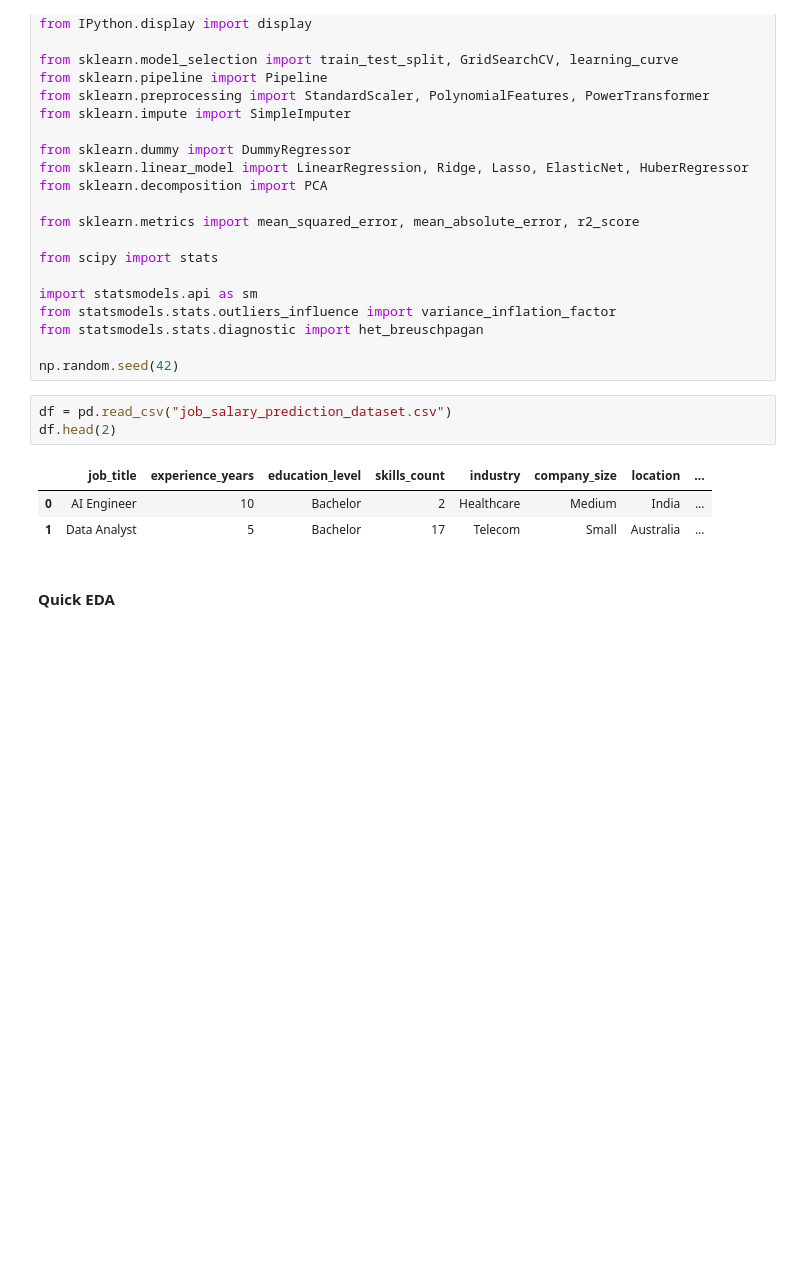
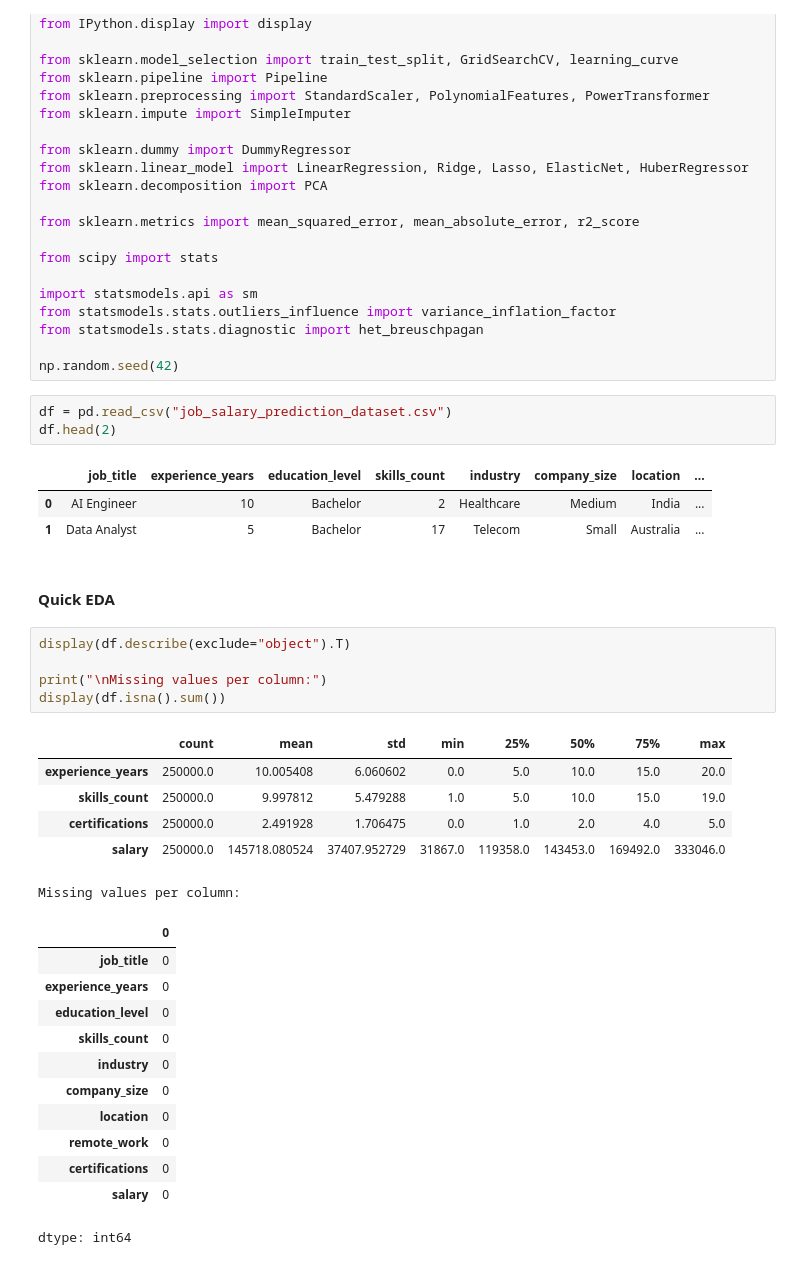
Before and after one commit to mdmohsin212/Kaggle-competitions, a Jupyter notebook: Employee Salary Prediction/model/Salary_prediction.ipynb, the cells around one changed output. Drawn from its saved outputs; the diff is of its cells as text; blank space fills up the shorter version.

```diff
--- a/Employee Salary Prediction/model/Salary_prediction.ipynb
+++ b/Employee Salary Prediction/model/Salary_prediction.ipynb
@@ -43,3 +43,27 @@ df.head(2)
 | 1 | Data Analyst | 5 | Bachelor | 17 | Telecom | Small | Australia | ... |
 # %% [markdown]
 #### Quick EDA
+# %%
+display(df.describe(exclude="object").T)
+
+print("\nMissing values per column:")
+display(df.isna().sum())
+# %% [output]
+|  | count | mean | std | min | 25% | 50% | 75% | max |
+| experience_years | 250000.0 | 10.005408 | 6.060602 | 0.0 | 5.0 | 10.0 | 15.0 | 20.0 |
+| skills_count | 250000.0 | 9.997812 | 5.479288 | 1.0 | 5.0 | 10.0 | 15.0 | 19.0 |
+| certifications | 250000.0 | 2.491928 | 1.706475 | 0.0 | 1.0 | 2.0 | 4.0 | 5.0 |
+| salary | 250000.0 | 145718.080524 | 37407.952729 | 31867.0 | 119358.0 | 143453.0 | 169492.0 | 333046.0 |
+Missing values per column:
+|  | 0 |
+| job_title | 0 |
+| experience_years | 0 |
+| education_level | 0 |
+| skills_count | 0 |
+| industry | 0 |
+| company_size | 0 |
+| location | 0 |
+| remote_work | 0 |
+| certifications | 0 |
+| salary | 0 |
+dtype: int64
```
Also changed, not shown: parts of 2 cells of this notebook.
